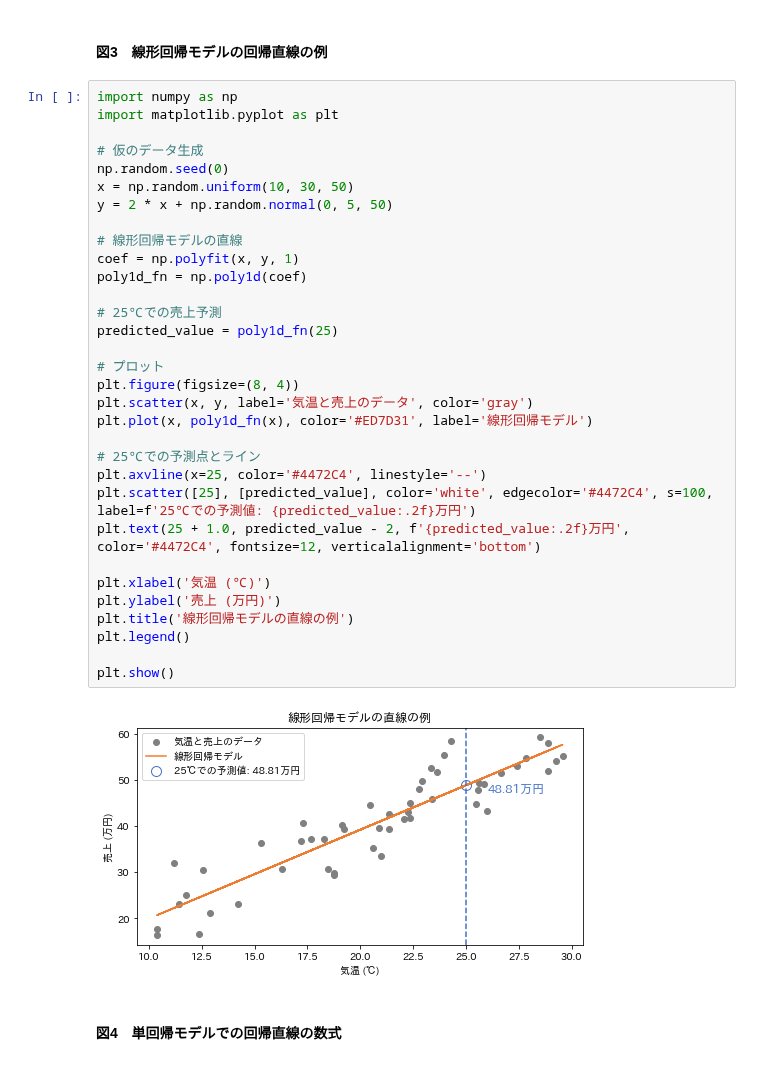
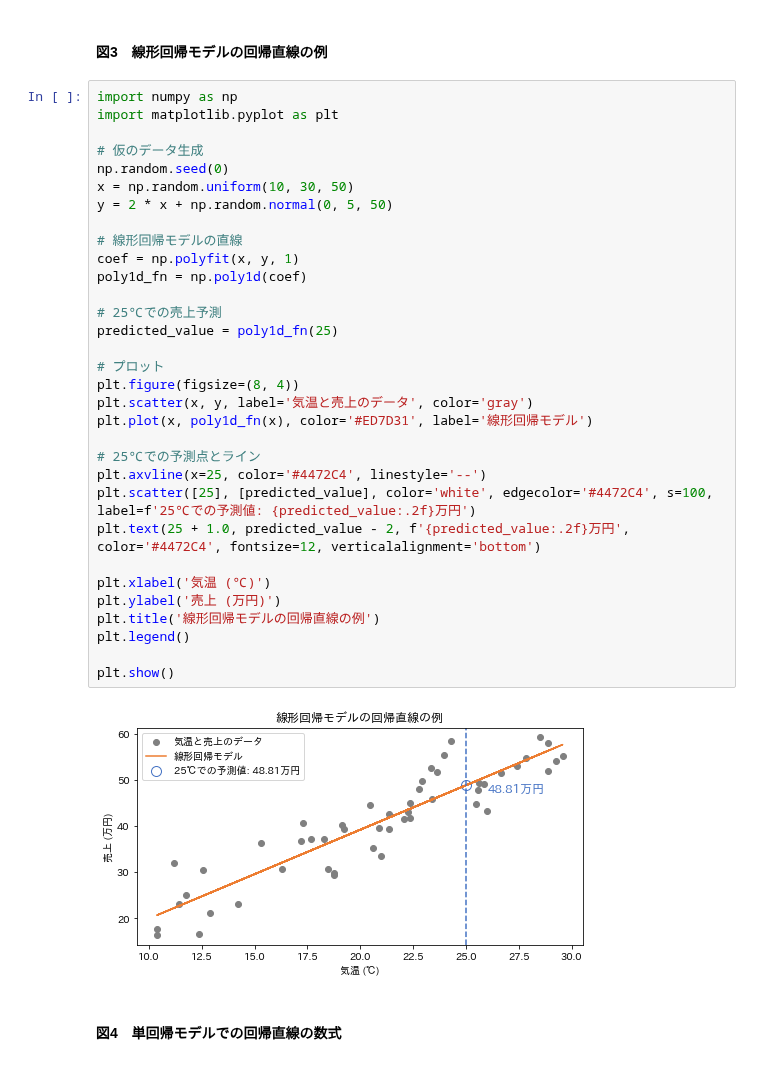
Before and after one commit to isshiki/machine-learning-with-python, a Jupyter notebook: 03-linear-regression/03_linear_regression.ipynb, the cells around one changed output. Drawn from its saved outputs; the diff is of its cells as text.

```diff
--- a/03-linear-regression/03_linear_regression.ipynb
+++ b/03-linear-regression/03_linear_regression.ipynb
@@ -324,35 +319,35 @@ import numpy as np
 import matplotlib.pyplot as plt
 
 # 仮のデータ生成
 np.random.seed(0)
 x = np.random.uniform(10, 30, 50)
 y = 2 * x + np.random.normal(0, 5, 50)
 
 # 線形回帰モデルの直線
 coef = np.polyfit(x, y, 1)
 poly1d_fn = np.poly1d(coef)
 
 # 25℃での売上予測
 predicted_value = poly1d_fn(25)
 
 # プロット
 plt.figure(figsize=(8, 4))
 plt.scatter(x, y, label='気温と売上のデータ', color='gray')
 plt.plot(x, poly1d_fn(x), color='#ED7D31', label='線形回帰モデル')
 
 # 25℃での予測点とライン
 plt.axvline(x=25, color='#4472C4', linestyle='--')
 plt.scatter([25], [predicted_value], color='white', edgecolor='#4472C4', s=100, label=f'25℃での予測値: {predicted_value:.2f}万円')
 plt.text(25 + 1.0, predicted_value - 2, f'{predicted_value:.2f}万円', color='#4472C4', fontsize=12, verticalalignment='bottom')
 
 plt.xlabel('気温 (℃)')
 plt.ylabel('売上 (万円)')
-plt.title('線形回帰モデルの直線の例')
+plt.title('線形回帰モデルの回帰直線の例')
 plt.legend()
 
 plt.show()
 # %% [output]
-[figure, old version]
+[figure, new version]
 # %% [markdown]
 #### 図4　単回帰モデルでの回帰直線の数式
 # %% [markdown]
```
Also changed, not shown: parts of 3 cells of this notebook.
